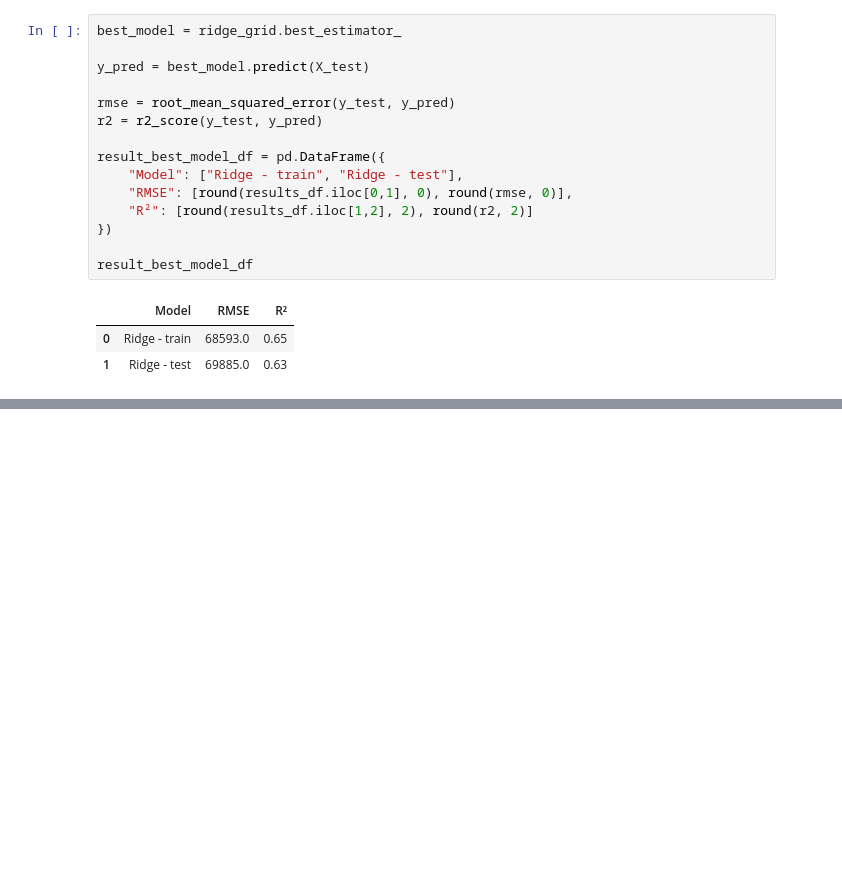
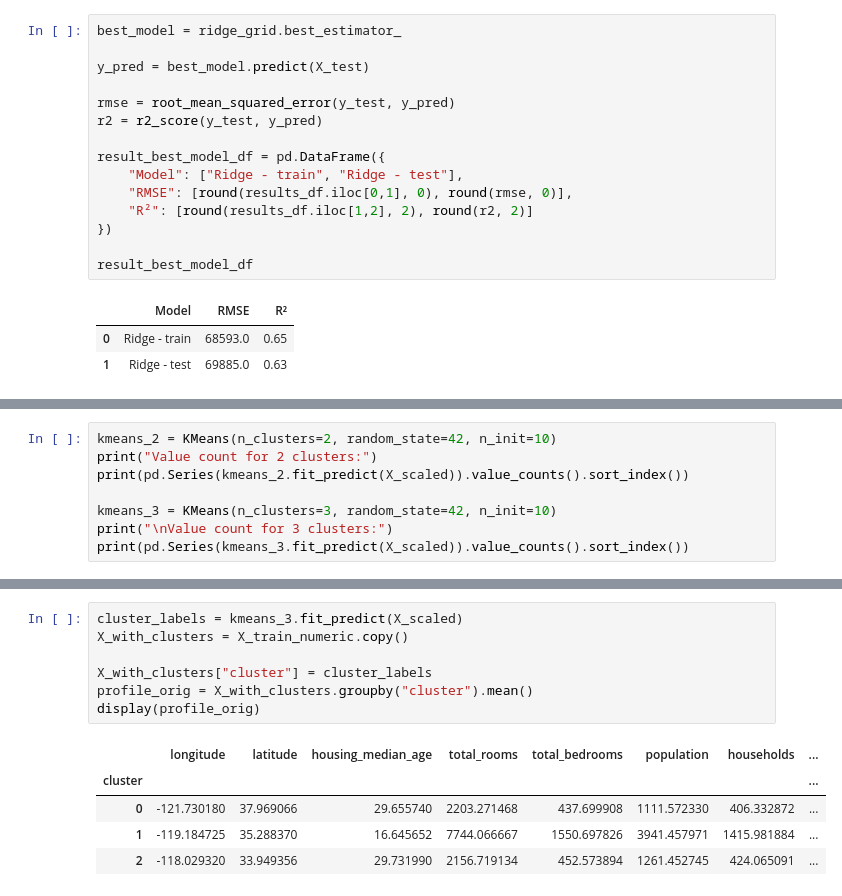
Before and after one commit to VeraStopp/ML_egen_uppgift, a Jupyter notebook: ML_Uppgift1_Vera_Stopp.ipynb, the cells around one changed output, grey strips where cells are left out. Saved outputs shown, nothing was run; the diff lists cells and outputs as text; blank space fills up the shorter version.

```diff
--- a/ML_Uppgift1_Vera_Stopp.ipynb
+++ b/ML_Uppgift1_Vera_Stopp.ipynb
@@ -238,0 +296,8 @@ result_best_model_df
+# %%
+kmeans_2 = KMeans(n_clusters=2, random_state=42, n_init=10)
+print("Value count for 2 clusters:")
+print(pd.Series(kmeans_2.fit_predict(X_scaled)).value_counts().sort_index())
+
+kmeans_3 = KMeans(n_clusters=3, random_state=42, n_init=10)
+print("\nValue count for 3 clusters:")
+print(pd.Series(kmeans_3.fit_predict(X_scaled)).value_counts().sort_index())
@@ -238,0 +315,13 @@ result_best_model_df
+# %%
+cluster_labels = kmeans_3.fit_predict(X_scaled)
+X_with_clusters = X_train_numeric.copy()
+
+X_with_clusters["cluster"] = cluster_labels
+profile_orig = X_with_clusters.groupby("cluster").mean()
+display(profile_orig)
+# %% [output]
+|  | longitude | latitude | housing_median_age | total_rooms | total_bedrooms | population | households | ... |
+| cluster |  |  |  |  |  |  |  | ... |
+| 0 | -121.730180 | 37.969066 | 29.655740 | 2203.271468 | 437.699908 | 1111.572330 | 406.332872 | ... |
+| 1 | -119.184725 | 35.288370 | 16.645652 | 7744.066667 | 1550.697826 | 3941.457971 | 1415.981884 | ... |
+| 2 | -118.029320 | 33.949356 | 29.731990 | 2156.719134 | 452.573894 | 1261.452745 | 424.065091 | ... |
```
Also changed, not shown: parts of 8 cells of this notebook.
